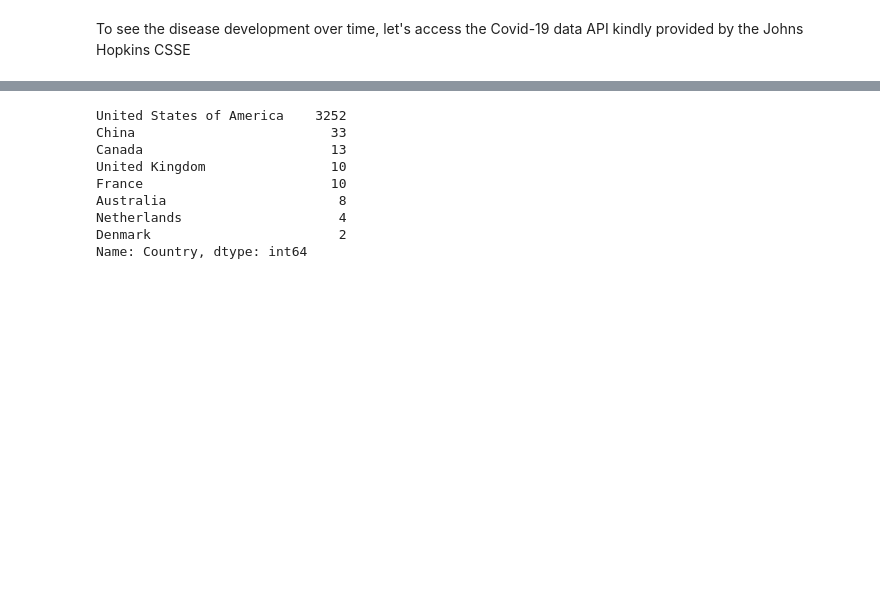
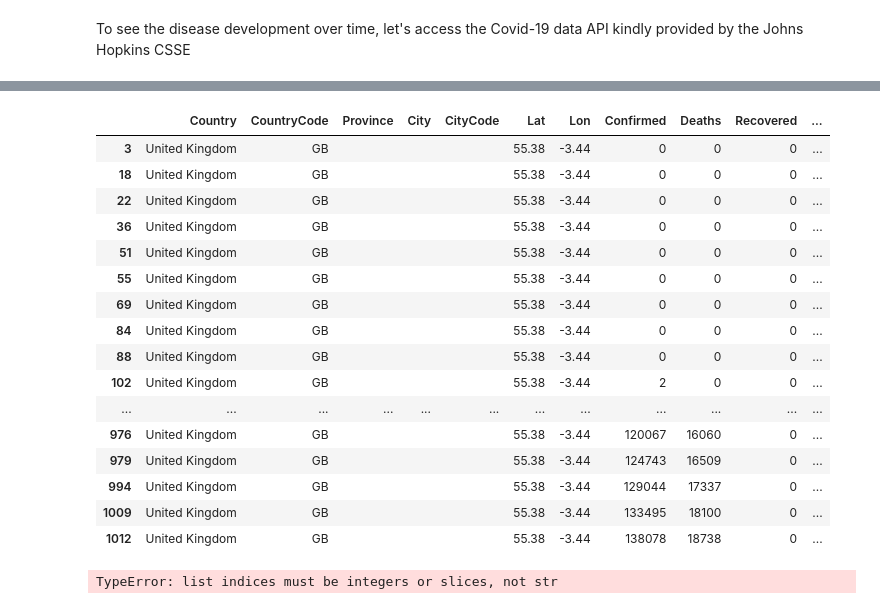
Before and after one commit to eduardblumental/Covid-19, a Jupyter notebook: Covid-19 figures by Eduards Blumentals.ipynb, the cells around one changed output, grey strips where cells are left out. Cells and saved outputs as stored; diff of their text form; code cells hidden in the pictures; blank space fills up the shorter version.

Commit message:
Time series data gathered

```diff
--- a/Covid-19 figures by Eduards Blumentals.ipynb
+++ b/Covid-19 figures by Eduards Blumentals.ipynb
@@ -9,6 +9,7 @@ import matplotlib.pyplot as plt
 Configure pandas
 # %%
 pd.set_option('max_colwidth', 100)
-pd.set_option('display.max_rows', 20)
+pd.set_option('display.max_rows', 250)
+pd.set_option('display.min_rows', None)
 # %% [markdown]
 To see the disease development over time, let's access the Covid-19 data API kindly provided by the Johns Hopkins CSSE
@@ -32,0 +16,22 @@ data = pd.DataFrame.from_dict(data_dic)
+# %%
+r = requests.get('https://api.covid19api.com/')
+instructions_dic = r.json()
+instructions = pd.DataFrame.from_dict(instructions_dic).transpose()
+
+list_countries = ['spain', 'italy', 'france', 'germany', 'united-kingdom']
+data = []
+
+for country in list_countries:
+    r = requests.get(f'https://api.covid19api.com/country/{country}')
+    data_dic = r.json()
+    raw_data = pd.DataFrame.from_dict(data_dic)
+
+    filter_province = raw_data['Province'] != ''
+    raw_data.drop(index = raw_data[filter_province].index, inplace = True)
+
+    raw_data.drop(columns = ['CountryCode', 'Province', 'City', 'CityCode', 'Lat', 'Lon', 'Active'], inplace = True)
+    raw_data['Date'] = pd.to_datetime(raw_data['Date'], format = '%Y-%m-%dT%H:%M:%SZ')
+
+    data.append(raw_data)
+
+data = pd.concat(data)
@@ -33,18 +59,29 @@ data = pd.DataFrame.from_dict(data_dic)
+# %%
+data[filter_province]
+# %% [output]
+|  | Country | CountryCode | Province | City | CityCode | Lat | Lon | Confirmed | Deaths | Recovered | ... |
+| 3 | United Kingdom | GB |  |  |  | 55.38 | -3.44 | 0 | 0 | 0 | ... |
+| 18 | United Kingdom | GB |  |  |  | 55.38 | -3.44 | 0 | 0 | 0 | ... |
+| 22 | United Kingdom | GB |  |  |  | 55.38 | -3.44 | 0 | 0 | 0 | ... |
+| 36 | United Kingdom | GB |  |  |  | 55.38 | -3.44 | 0 | 0 | 0 | ... |
+| 51 | United Kingdom | GB |  |  |  | 55.38 | -3.44 | 0 | 0 | 0 | ... |
+| 55 | United Kingdom | GB |  |  |  | 55.38 | -3.44 | 0 | 0 | 0 | ... |
+| 69 | United Kingdom | GB |  |  |  | 55.38 | -3.44 | 0 | 0 | 0 | ... |
+| 84 | United Kingdom | GB |  |  |  | 55.38 | -3.44 | 0 | 0 | 0 | ... |
+| 88 | United Kingdom | GB |  |  |  | 55.38 | -3.44 | 0 | 0 | 0 | ... |
+| 102 | United Kingdom | GB |  |  |  | 55.38 | -3.44 | 2 | 0 | 0 | ... |
+| ... | ... | ... | ... | ... | ... | ... | ... | ... | ... | ... | ... |
+| 976 | United Kingdom | GB |  |  |  | 55.38 | -3.44 | 120067 | 16060 | 0 | ... |
+| 979 | United Kingdom | GB |  |  |  | 55.38 | -3.44 | 124743 | 16509 | 0 | ... |
+| 994 | United Kingdom | GB |  |  |  | 55.38 | -3.44 | 129044 | 17337 | 0 | ... |
+| 1009 | United Kingdom | GB |  |  |  | 55.38 | -3.44 | 133495 | 18100 | 0 | ... |
+| 1012 | United Kingdom | GB |  |  |  | 55.38 | -3.44 | 138078 | 18738 | 0 | ... |
 # %%
 data['Date'] = pd.to_datetime(data['Date'], format = '%Y-%m-%dT%H:%M:%SZ')
 # %%
 yesterday = datetime.date(datetime.today() - timedelta(1))
 filter_country = data['Country'] == 'United States of America'
 filter_date = data['Date'] == str(yesterday)
-filter_province = data['Province'] != ''
-data[filter_date & filter_province]['Country'].value_counts()
+filter_province = data['Province'] == ''
 # %% [output]
-United States of America    3252
-China                         33
-Canada                        13
-United Kingdom                10
-France                        10
-Australia                      8
-Netherlands                    4
-Denmark                        2
-Name: Country, dtype: int64
+TypeError: list indices must be integers or slices, not str
```
Also changed, not shown: parts of 2 cells of this notebook.
